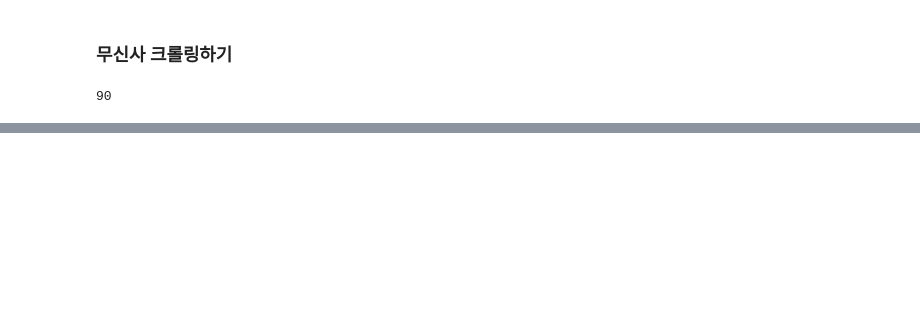
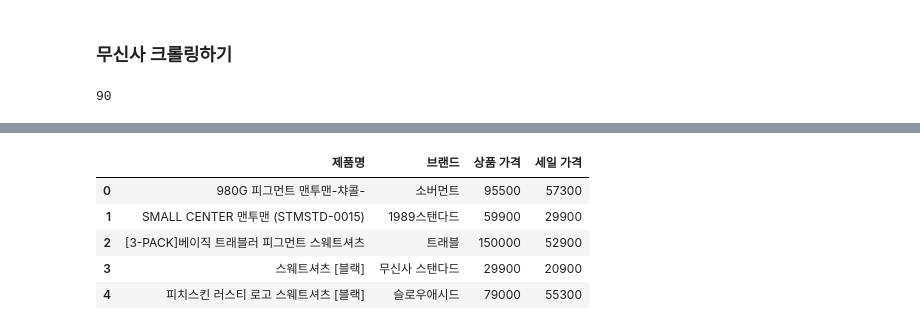
Before and after one commit to KangJeongTaek/pythonPractice, a Jupyter notebook: 무신사_크롤링/Lets.ipynb, the cells around one changed output, grey strips where cells are left out. Saved outputs shown, nothing was run; the diff lists cells and outputs as text; code cells hidden in the pictures; blank space fills up the shorter version.

```diff
--- a/무신사_크롤링/Lets.ipynb
+++ b/무신사_크롤링/Lets.ipynb
@@ -60,0 +47,5 @@ df_musinsa = pd.DataFrame(data={'브랜드':pro_brnad_list,'제품명':pro_title
+# %%
+## 페이지 바꾸는 함수
+def musinsa_data(page):
+    url = f'https://www.musinsa.com/categories/item/001005?d_cat_cd=001005&brand=&list_kind=small&sort=sale_high&sub_sort=1y&page={page}&display_cnt=90&exclusive_yn=&sale_goods=&timesale_yn=&ex_soldout=&plusDeliveryYn=&kids=&color=&price1=&price2=&shoeSizeOption=&tags=&campaign_id=&includeKeywords=&measure='
+    return url
@@ -60,0 +142,18 @@ df_musinsa = pd.DataFrame(data={'브랜드':pro_brnad_list,'제품명':pro_title
+# %%
+## 10페이지까지 긁어모으기
+start_page = 1
+end_page = 10
+product_list = []
+for i in tqdm(range(start_page,end_page + 1)):
+    product_list = product_list + product_data(i)
+# %%
+musinsa_top = pd.DataFrame(product_list)
+# %%
+musinsa_top.head()
+# %% [output]
+|  | 제품명 | 브랜드 | 상품 가격 | 세일 가격 |
+| 0 | 980G 피그먼트 맨투맨-챠콜- | 소버먼트 | 95500 | 57300 |
+| 1 | SMALL CENTER 맨투맨 (STMSTD-0015) | 1989스탠다드 | 59900 | 29900 |
+| 2 | [3-PACK]베이직 트래블러 피그먼트 스웨트셔츠 | 트래블 | 150000 | 52900 |
+| 3 | 스웨트셔츠 [블랙] | 무신사 스탠다드 | 29900 | 20900 |
+| 4 | 피치스킨 러스티 로고 스웨트셔츠 [블랙] | 슬로우애시드 | 79000 | 55300 |
```
Also changed, not shown: parts of 23 cells of this notebook, 4 other files.
